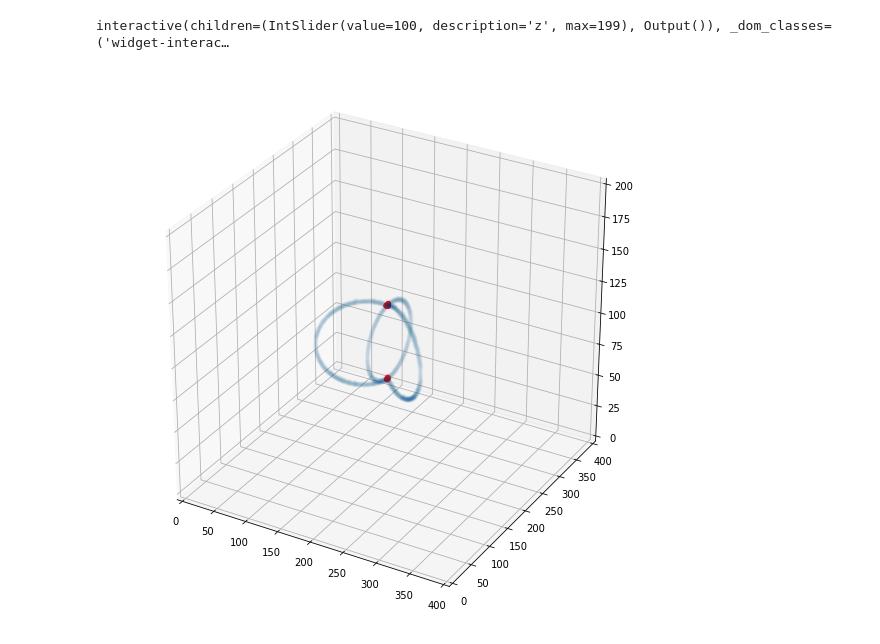
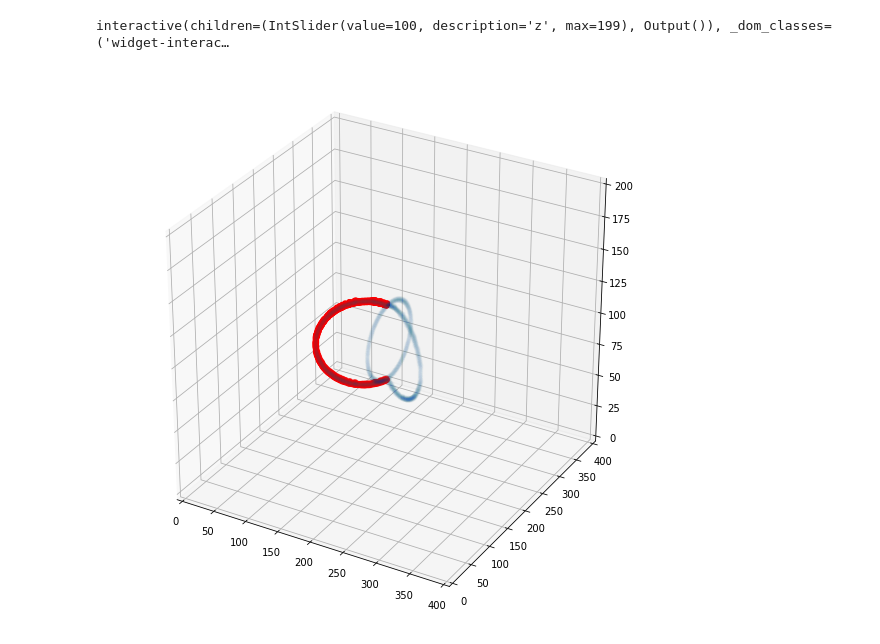
Before and after one commit to amarallab/pyCFI, a Jupyter notebook: notebooks/dev_anglesH.ipynb, the cells around one changed output. Cells and saved outputs as stored; diff of their text form; code cells hidden in the pictures.

```diff
--- a/notebooks/dev_anglesH.ipynb
+++ b/notebooks/dev_anglesH.ipynb
@@ -135,15 +126,15 @@ z = [TE[2] for TE in TES]
 # %%
 fig = plt.figure(figsize=(10,10))
 ax  = fig.add_subplot(111, projection='3d')
 
 ax.scatter(x, y, z, alpha = 0.01,linewidth = 0)
-ax.scatter(teDict[(0, 1, 2, 3)][0],teDict[(0, 1, 2, 3)][1],teDict[(0, 1, 2, 3)][2],c="r")
+ax.scatter(teDict[(0, 1, 2)][0],teDict[(0, 1, 2)][1],teDict[(0, 1, 2)][2],c="r")
 ax.set_xlim([0,400])
 ax.set_ylim([0,400])
 ax.set_zlim([0,200])
 plt.show()
 # %% [output]
-[figure, old version]
+[figure, new version]
 # %%
 totalPoints = [x,y,z]
 spl = sciint.splprep(x = totalPoints, k = 1)
```
Also changed, not shown: parts of 5 cells of this notebook.
